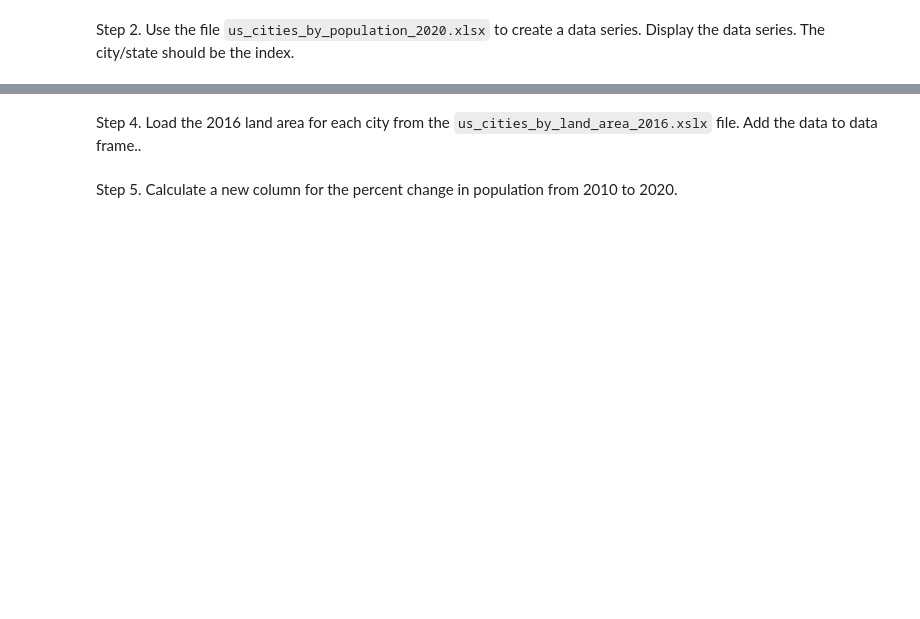
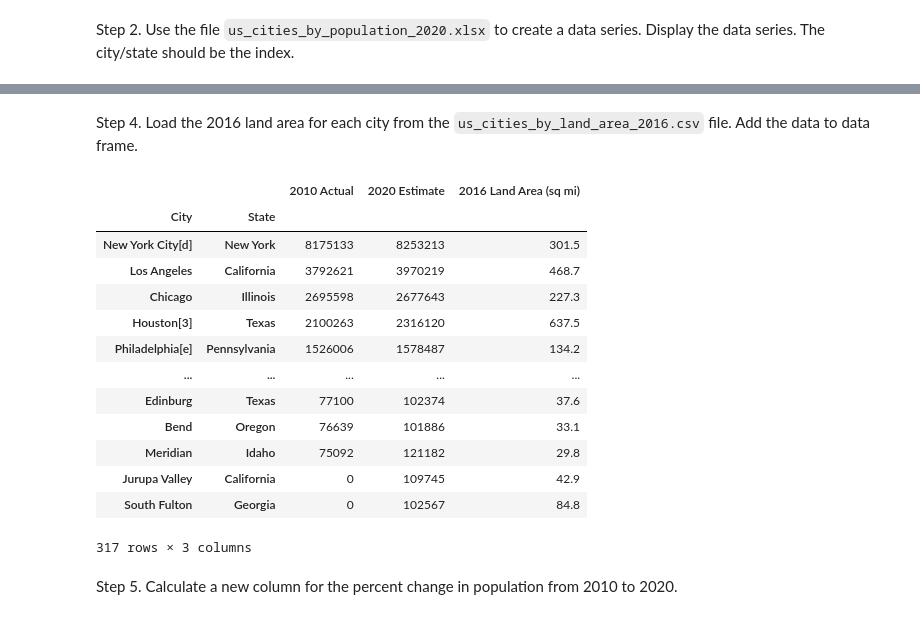
Before and after one commit to t4d-classes/python-data-analysis_06142021, a Jupyter notebook: jupyter_conda/exercises/04_Exercise.ipynb, the cells around one changed output, grey strips where cells are left out. Saved outputs shown, nothing was run; the diff lists cells and outputs as text; code cells hidden in the pictures; blank space fills up the shorter version.

Commit message:
add exercise 4 solution

```diff
--- a/jupyter_conda/exercises/04_Exercise.ipynb
+++ b/jupyter_conda/exercises/04_Exercise.ipynb
@@ -3,4 +3,14 @@
 # %% [markdown]
 Step 1. Use the file `us_cities_by_population_2010.xlsx` to create a data series. Display the data series. The city/state should be the index.
 # %%
-# Step 1 Solution
+# Step 1
+
+import pathlib
+import pandas as pd
+import numpy as np
+import re
+
+cities_2010_file_name = pathlib.Path("data", "us_cities_by_population_2010.xlsx")
+cities_2010 = pd.read_excel(cities_2010_file_name, index_col=[1,2])
+
+cities_2010.head()
@@ -15,7 +94,50 @@ Step 3. Produce a data frame using the two data series. Display the data frame b
 # %% [markdown]
-Step 4. Load the 2016 land area for each city from the `us_cities_by_land_area_2016.xslx` file. Add the data to data frame..
+Step 4. Load the 2016 land area for each city from the `us_cities_by_land_area_2016.csv` file. Add the data to data frame.
 # %%
 # Step 4 Solution
+
+cities_2016_land_area_file_name = pathlib.Path("data", "us_cities_by_land_area_2016.csv")
+
+cities_2016_land_area_data = pd.read_csv(
+    cities_2016_land_area_file_name,
+    skiprows=0,
+    index_col=[0,1])
+
+# Option 1 - Use Python
+
+# land_area_series = cities_2016_land_area_data["2016 Land Area (sq mi)"]
+
+# land_area_floats = []
+
+# for land_area_val in land_area_series:
+#     land_area_floats.append(float(land_area_val.split(" ")[0].replace(",", "")))
+
+# cities_2016_land_area_data["2016 Land Area (sq mi)"] = land_area_floats
+
+# Option 2 - More Pandas Friendly Approach
+
+cities_2016_land_area_data["2016 Land Area (sq mi)"] = cities_2016_land_area_data["2016 Land Area (sq mi)"].apply(
+        lambda x: float(x.split(" ")[0].replace(",", ""))
+    )
+
+cities_data = cities_data.join(cities_2016_land_area_data)
+
+cities_data
+# %% [output]
+|  |  | 2010 Actual | 2020 Estimate | 2016 Land Area (sq mi) |
+| City | State |  |  |  |
+| New York City[d] | New York | 8175133 | 8253213 | 301.5 |
+| Los Angeles | California | 3792621 | 3970219 | 468.7 |
+| Chicago | Illinois | 2695598 | 2677643 | 227.3 |
+| Houston[3] | Texas | 2100263 | 2316120 | 637.5 |
+| Philadelphia[e] | Pennsylvania | 1526006 | 1578487 | 134.2 |
+| ... | ... | ... | ... | ... |
+| Edinburg | Texas | 77100 | 102374 | 37.6 |
+| Bend | Oregon | 76639 | 101886 | 33.1 |
+| Meridian | Idaho | 75092 | 121182 | 29.8 |
+| Jurupa Valley | California | 0 | 109745 | 42.9 |
+| South Fulton | Georgia | 0 | 102567 | 84.8 |
+317 rows × 3 columns
 # %% [markdown]
 Step 5. Calculate a new column for the percent change in population from 2010 to 2020.
 # %%
```
Also changed, not shown: parts of 9 cells of this notebook, 3 other files.
